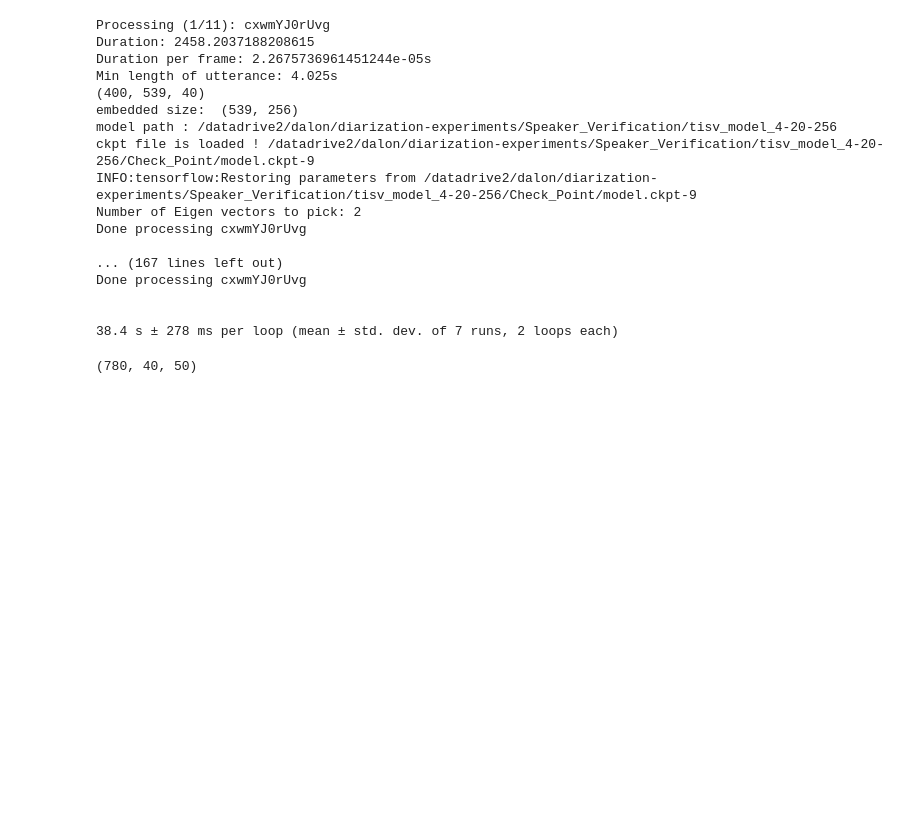
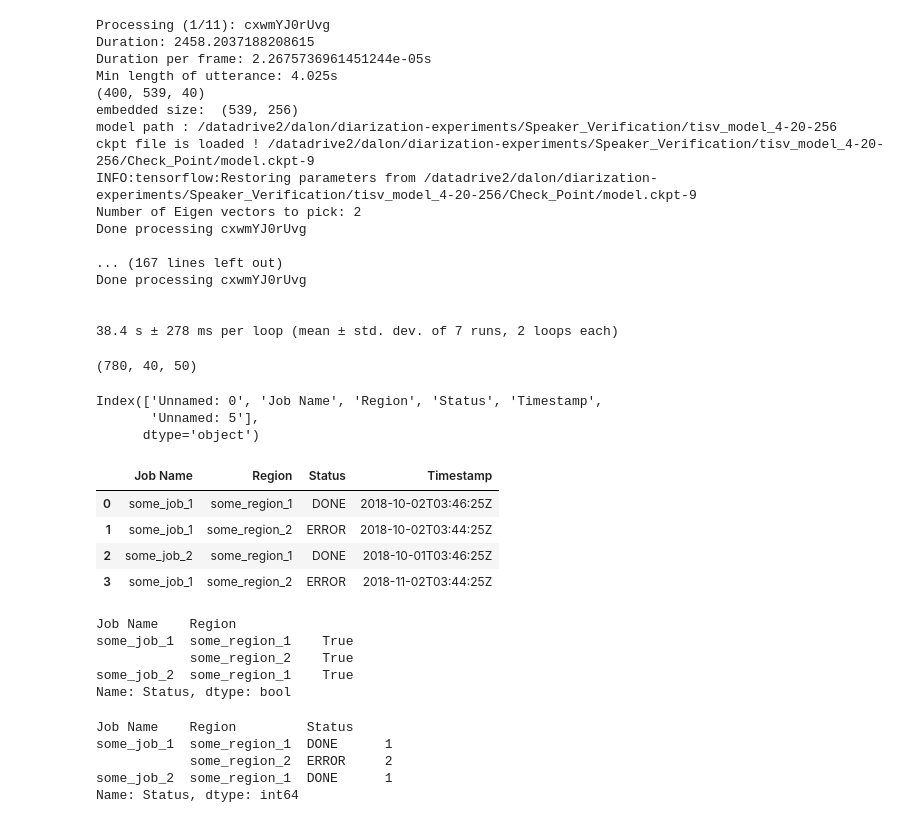
Before and after one commit to dalonlobo/diarization-experiments, a Jupyter notebook: Notebooks/tmp.ipynb, the cells around one changed output. Saved outputs shown, nothing was run; the diff lists cells and outputs as text; code cells hidden in the pictures; blank space fills up the shorter version.

```diff
--- a/Notebooks/tmp.ipynb
+++ b/Notebooks/tmp.ipynb
@@ -935,0 +939,24 @@ x.shape
+# %%
+a=StringIO("""|Job Name|Region|Status|Timestamp|
+              |some_job_1|some_region_1|DONE|2018-10-02T03:46:25Z|
+              |some_job_1|some_region_2|ERROR|2018-10-02T03:44:25Z|
+              |some_job_2|some_region_1|DONE|2018-10-01T03:46:25Z|
+              |some_job_1|some_region_2|ERROR|2018-11-02T03:44:25Z|""")
+# %%
+df = pd.read_csv(a, '|')
+# %%
+df.columns
+# %% [output]
+Index(['Unnamed: 0', 'Job Name', 'Region', 'Status', 'Timestamp',
+       'Unnamed: 5'],
+      dtype='object')
+# %%
+data = df[['Job Name', 'Region', 'Status', 'Timestamp']]
+# %%
+data
+# %% [output]
+|  | Job Name | Region | Status | Timestamp |
+| 0 | some_job_1 | some_region_1 | DONE | 2018-10-02T03:46:25Z |
+| 1 | some_job_1 | some_region_2 | ERROR | 2018-10-02T03:44:25Z |
+| 2 | some_job_2 | some_region_1 | DONE | 2018-10-01T03:46:25Z |
+| 3 | some_job_1 | some_region_2 | ERROR | 2018-11-02T03:44:25Z |
@@ -935,0 +969,16 @@ x.shape
+# %%
+a.
+# %% [output]
+Job Name    Region
+some_job_1  some_region_1    True
+            some_region_2    True
+some_job_2  some_region_1    True
+Name: Status, dtype: bool
+# %%
+m.value_counts()
+# %% [output]
+Job Name    Region         Status
+some_job_1  some_region_1  DONE      1
+            some_region_2  ERROR     2
+some_job_2  some_region_1  DONE      1
+Name: Status, dtype: int64
```
Also changed, not shown: parts of 6 cells of this notebook, 4 other files.
